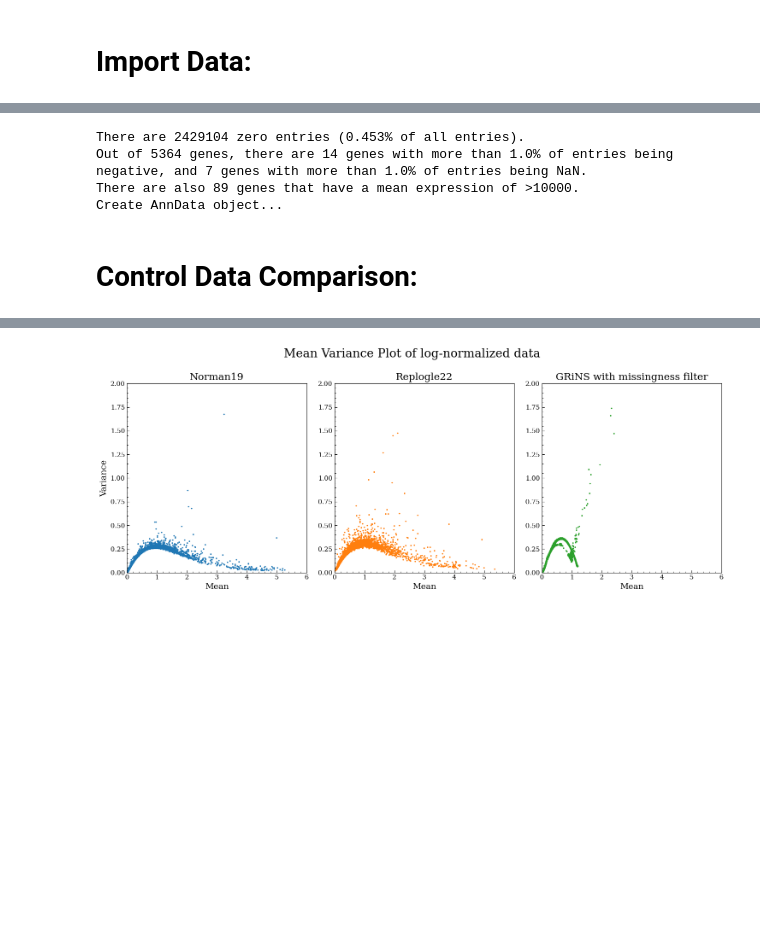
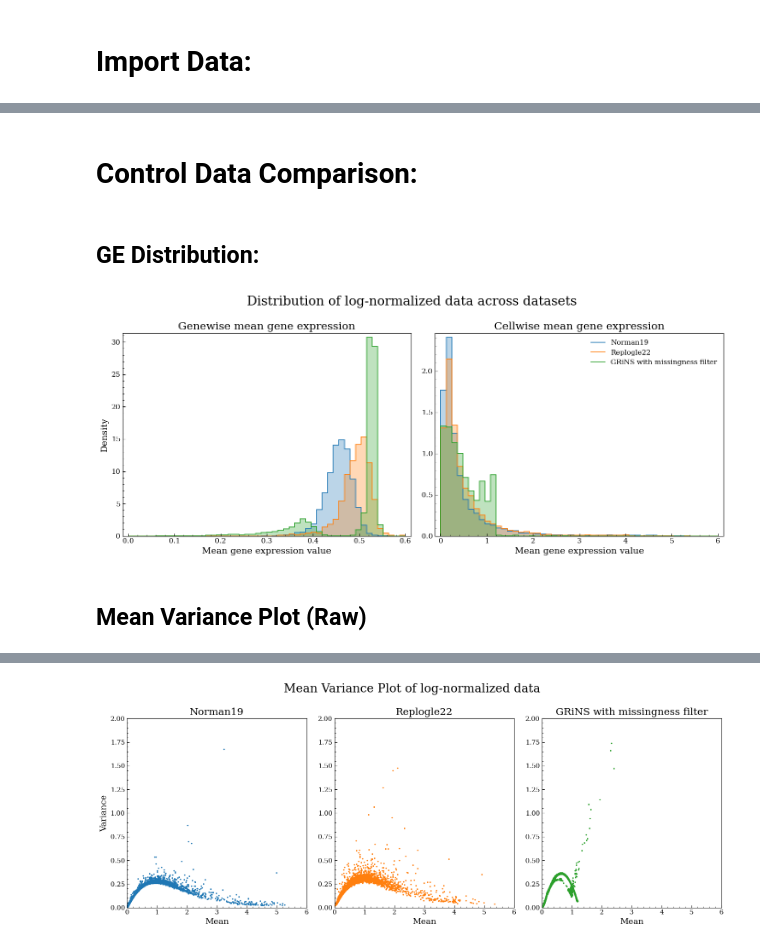
Before and after one commit to GeorgSommerer/bsc_thesis_pGRiNS, a Jupyter notebook: Analysis/plot_stuff.ipynb, the cells around one changed output, grey strips where cells are left out. Cells and saved outputs as stored; diff of their text form; code cells hidden in the pictures; blank space fills up the shorter version.

```diff
--- a/Analysis/plot_stuff.ipynb
+++ b/Analysis/plot_stuff.ipynb
@@ -30,19 +28,43 @@ KeyboardInterrupt:
 # %%
 norman_data = norman_data[norman_data.obs["perturbation"]=="ctrl"]
 replogle_data = replogle_data[replogle_data.obs["perturbation"]=="ctrl"]
-# %%
-import sys
-sys.path.append("..")
-from Prep_Data import pgrins_prepare_output
-grins_data_full,adata_list = pgrins_prepare_output.grins_racipe_to_adata(grn_file,f"../Data/SimulResults_Racipe/{grn_file}/001/{grn_file}_steadystate_solutions_001",split_sinks=True)
-sc.pp.calculate_qc_metrics(grins_data_full,percent_top=[20],inplace=True,log1p=True)
-# %% [output]
-There are 2429104 zero entries (0.453% of all entries).
-Out of 5364 genes, there are 14 genes with more than 1.0% of entries being negative, and 7 genes with more than 1.0% of entries being NaN.
-There are also 89 genes that have a mean expression of >10000.
-Create AnnData object...
 # %%
 grins_data = sc.read_h5ad(f"../Data/Projects/{grn_file}/001/perturb_norm_ctrl.h5ad")
-#grins_data = grins_data[grins_data.obs["perturbation"]=="ctrl"]
+grins_data = grins_data[grins_data.obs["perturbation"]=="ctrl"]
+# %%
+grins_data.X = grins_data.layers["missing_matrix"]
 # %% [markdown]
 # Control Data Comparison:
+# %% [markdown]
+## GE Distribution:
+# %%
+norman_data = norman_data[:,norman_data.var["pct_dropout_by_counts"]<90]
+# %%
+fig, axs = plt.subplots(1,2,figsize=(14,6))
+plt.suptitle("Distribution of log-normalized data across datasets")
+for i in range(len(axs)):
+    if 1-i == 0:
+        r = (0,6)
+    else:
+        r = (0,0.6)
+    norman_mean = np.asarray(np.mean(norman_data.layers["log1p"],axis=1-i)).squeeze()
+    replogle_mean = np.asarray(np.mean(replogle_data.layers["log1p"],axis=1-i)).squeeze()
+    grins_mean = np.asarray(np.mean(grins_data.layers["log1p"],axis=1-i)).squeeze()
+    axs[i].stairs(*np.histogram(norman_mean,bins=50,range=r,density=True),fill=True,alpha=0.3,color=prop_cycle[0])
+    axs[i].stairs(*np.histogram(replogle_mean,bins=50,range=r,density=True),fill=True,alpha=0.3,color=prop_cycle[1])
+    axs[i].stairs(*np.histogram(grins_mean,bins=50,range=r,density=True),fill=True,alpha=0.3,color=prop_cycle[2])
+    axs[i].stairs(*np.histogram(norman_mean,bins=50,range=r,density=True),label="Norman19",lw=1.2,color=prop_cycle[0])
+    axs[i].stairs(*np.histogram(replogle_mean,bins=50,range=r,density=True),label="Replogle22",lw=1.2,color=prop_cycle[1])
+    axs[i].stairs(*np.histogram(grins_mean,bins=50,range=r,density=True),label="GRiNS with missingness filter",lw=1.2,color=prop_cycle[2])
+    axs[i].set_xlabel("Mean gene expression value")
+axs[0].set_ylabel("Density")
+axs[0].set_title("Genewise mean gene expression")
+axs[1].set_title("Cellwise mean gene expression")
+axs[1].legend(loc="upper right")
+plt.tight_layout()
+plt.savefig(f"../Prep_Data/Plots/{grn_file}/mean_expr.png")
+plt.show()
+# %% [output]
+[figure, added]
+# %% [markdown]
+## Mean Variance Plot (Raw)
```
Also changed, not shown: parts of 12 cells of this notebook, 20 other files.
